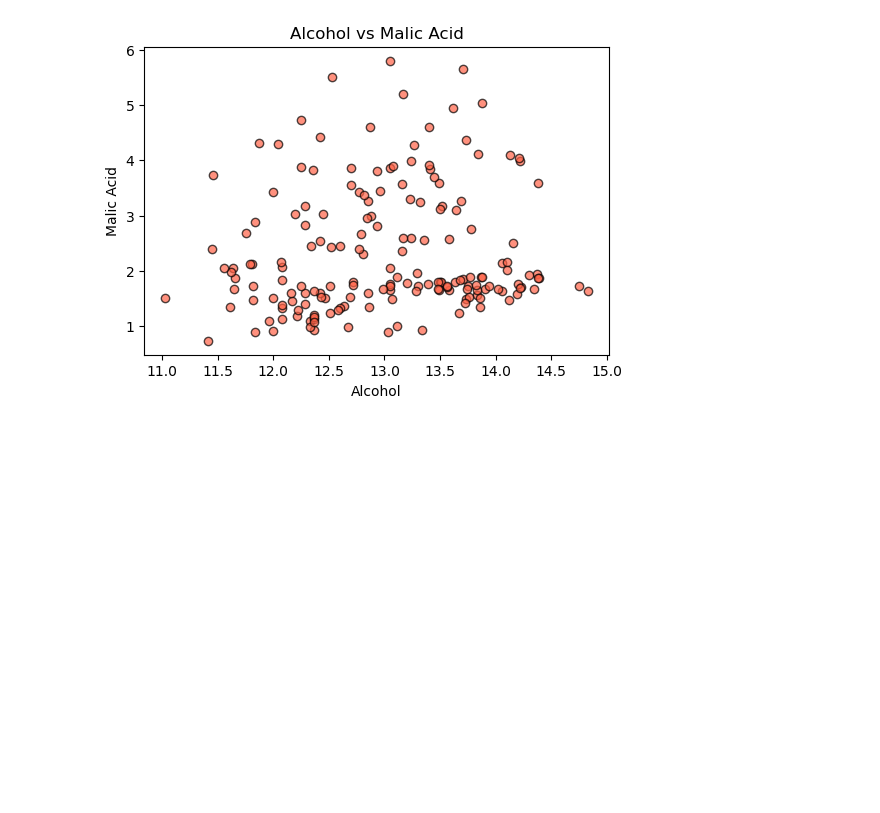
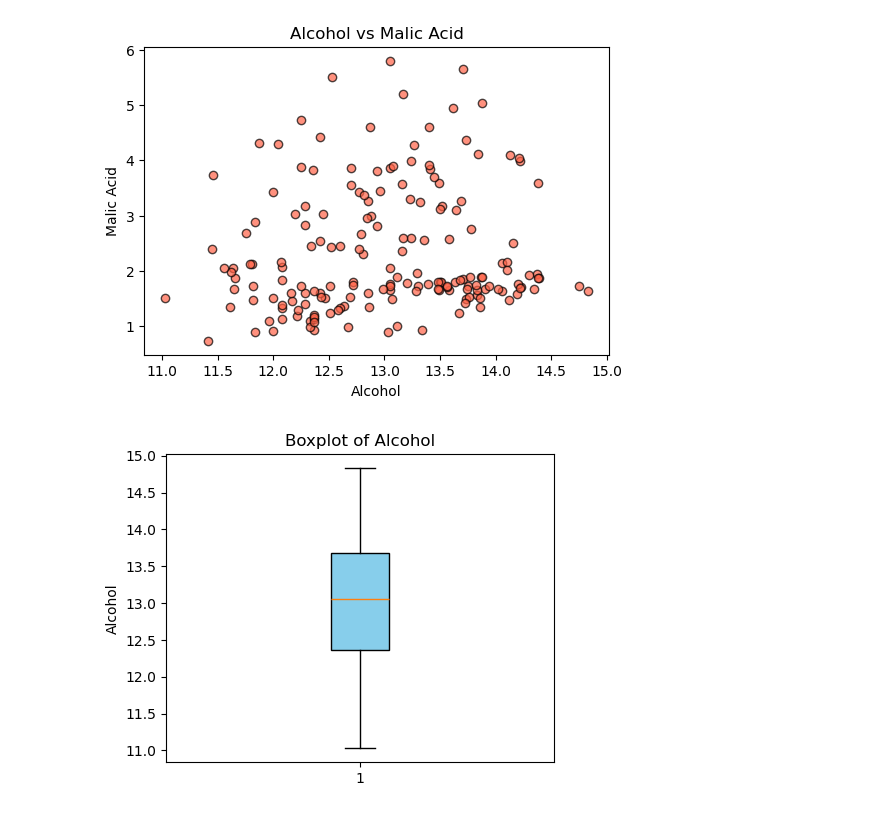
Before and after one commit to md-faiyazkhan/ml-practice, a Jupyter notebook: Matplotlib/Matplotlib.ipynb, the cells around one changed output. Cells and saved outputs as stored; diff of their text form; code cells hidden in the pictures; blank space fills up the shorter version.

```diff
--- a/Matplotlib/Matplotlib.ipynb
+++ b/Matplotlib/Matplotlib.ipynb
@@ -65,3 +65,13 @@ plt.ylabel("Malic Acid")
 plt.show()
 # %% [output]
 [figure]
+# %%
+# Q: Boxplot of Alcohol
+
+plt.figure(figsize=(5,4))
+plt.boxplot(df['alcohol'], patch_artist=True, boxprops=dict(facecolor="skyblue"))
+plt.title("Boxplot of Alcohol")
+plt.ylabel("Alcohol")
+plt.show()
+# %% [output]
+[figure, added]
```
